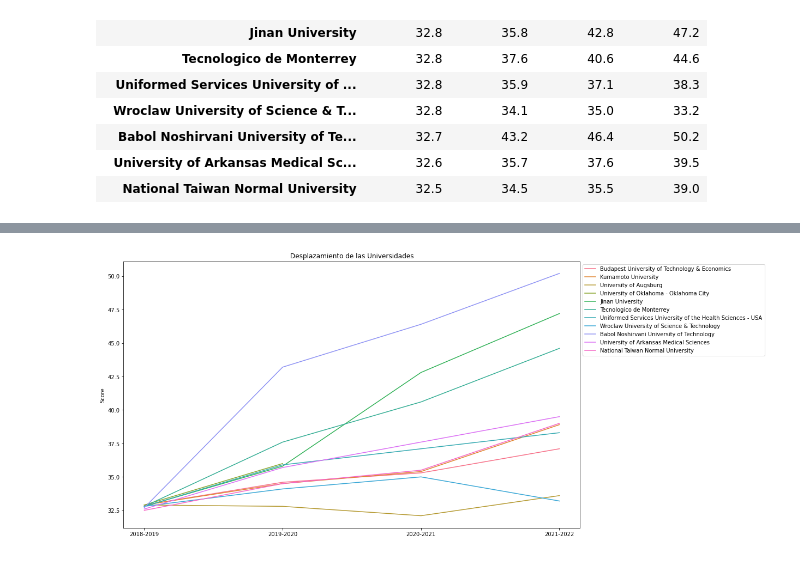
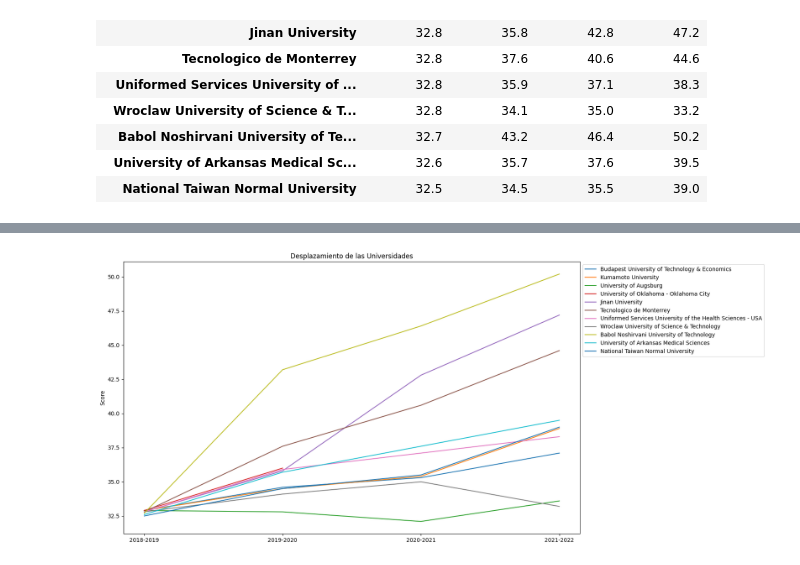
Before and after one commit to GBenitezL/US-News-Rankings-Predictions, a Jupyter notebook: EDA and Data Preparation.ipynb, the cells around one changed output, grey strips where cells are left out. Cells and saved outputs as stored; diff of their text form; code cells hidden in the pictures.

```diff
--- a/EDA and Data Preparation.ipynb
+++ b/EDA and Data Preparation.ipynb
@@ -274,13 +274,13 @@ cercanas
 # %%
 plt.figure(figsize=(15,9))
 plt.title('Desplazamiento de las Universidades')
-# plt.plot(cercanas)
-sns.lineplot(data = cercanas, dashes = False)
+plt.plot(cercanas)
+# sns.lineplot(data = cercanas, dashes = False)
 plt.legend(cercanas.columns, bbox_to_anchor=(1, 1))
 plt.ylabel('Score')
 plt.show()
 # %% [output]
-[figure, old version]
+[figure, new version]
 # %%
 rankings.to_csv("rankings.csv", index=False)
 # %%
```
Also changed, not shown: parts of 4 cells of this notebook, 1 other file.
